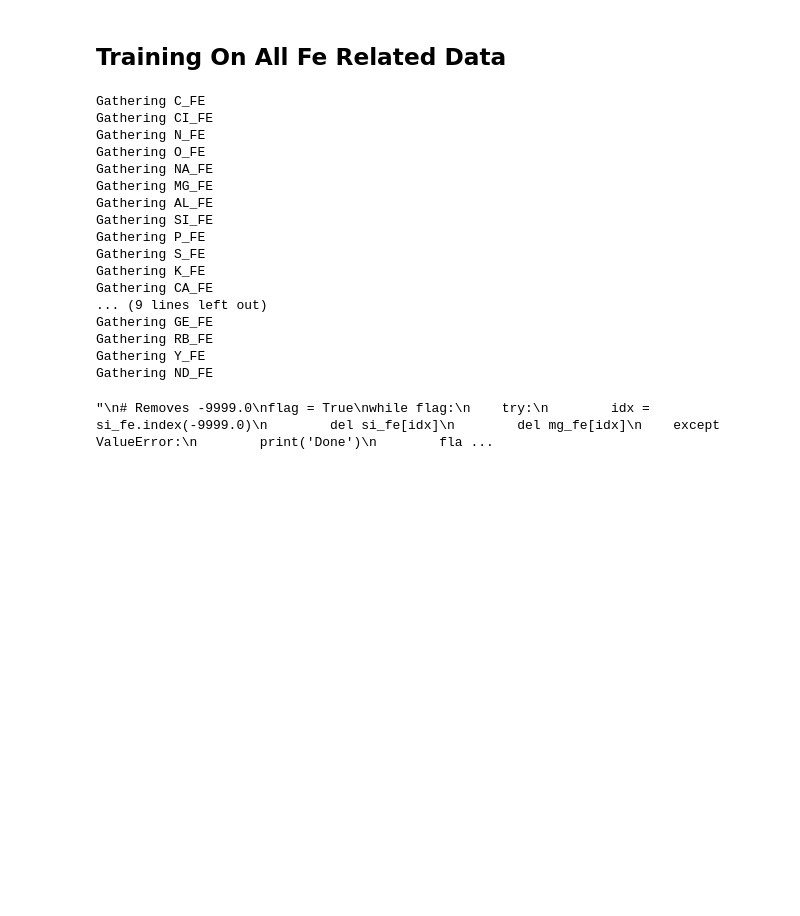
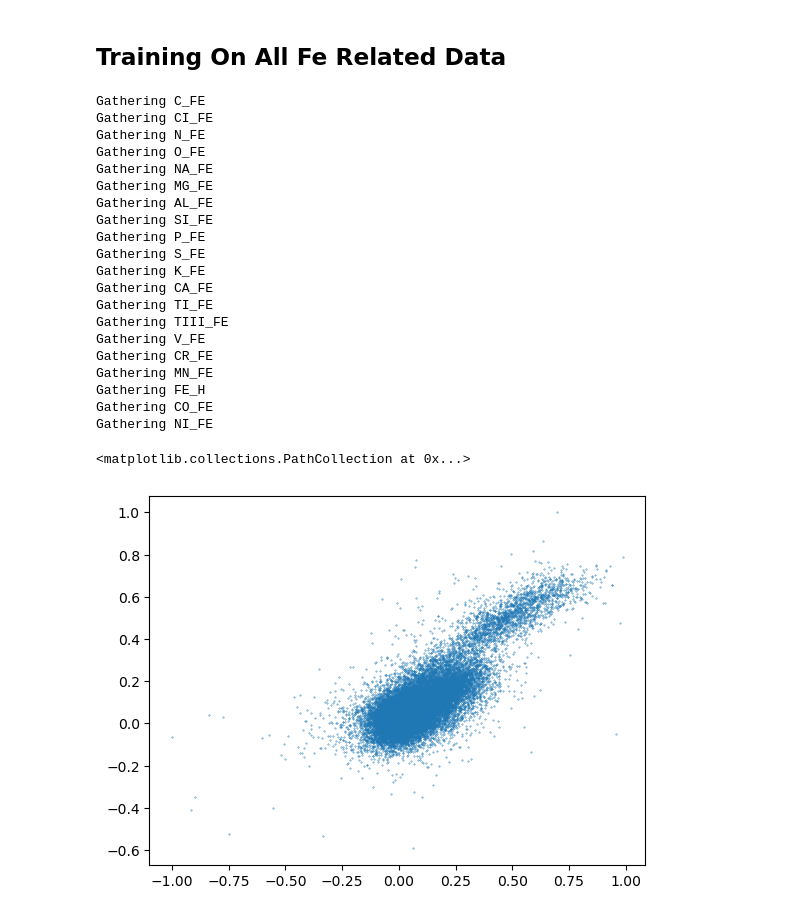
Before and after one commit to KristofPusztai/Probabilistic-Diffusion, a Jupyter notebook: apogee_data.ipynb, the cells around one changed output. Saved outputs shown, nothing was run; the diff lists cells and outputs as text; code cells hidden in the pictures; blank space fills up the shorter version.

```diff
--- a/apogee_data.ipynb
+++ b/apogee_data.ipynb
@@ -131,17 +137,37 @@ new_x = diffusion.sample(10000, 50, no_noise=True, s=3)
 # %% [markdown]
 ## Training On All Fe Related Data
 # %%
+class ConditionalModel(nn.Module):
+    def __init__(self, n_steps, d=2):
+        super(ConditionalModel, self).__init__()
+        self.lin1 = ConditionalLinear(d, 256, n_steps)
+        self.lin2 = ConditionalLinear(256, 512, n_steps)
+        self.lin3 = ConditionalLinear(512, 512, n_steps)
+        self.lin4 = ConditionalLinear(512, 256, n_steps)
+        self.lin5 = nn.Linear(256, d)
+
+    def forward(self, x, y):
+        x = torch.relu(self.lin1(x, y))
+        x = torch.relu(self.lin2(x, y))
+        x = torch.relu(self.lin3(x, y))
+        x = torch.relu(self.lin4(x,y))
+        return self.lin5(x)
+
 data_array = []
 error_array = []
-outliers = []
-for i in range(75,100):
+outliers = torch.ones((len(raw_data,)))
+for i in range(75,95):
     print('Gathering ' + apogee14[1].header[i*2 + 8])
     fe = torch.tensor([x[i] for x in raw_data], dtype=torch.float)
     data_array.append(fe)
     err = torch.tensor([x[i+25] for x in raw_data], dtype=torch.float)
     error_array.append(err)
+    outliers = outliers * torch.where(fe == -9999.0, 0, 1)
     # Finds -9999.0 indices for outlier removal
-    #TODO:FINISH
+for d in range(len(data_array)):
+    data_array[d] = data_array[d][outliers == 1]
+    max_val = max(abs(data_array[d]))
+    data_array[d] = data_array[d]/max_val
 # %% [output]
 Gathering C_FE
 Gathering CI_FE
@@ -155,9 +181,16 @@ Gathering P_FE
 Gathering S_FE
 Gathering K_FE
 Gathering CA_FE
-... (9 lines left out)
-Gathering GE_FE
-Gathering RB_FE
-Gathering Y_FE
-Gathering ND_FE
+Gathering TI_FE
+Gathering TIII_FE
+Gathering V_FE
+Gathering CR_FE
+Gathering MN_FE
+Gathering FE_H
+Gathering CO_FE
+Gathering NI_FE
-"\n# Removes -9999.0\nflag = True\nwhile flag:\n    try:\n        idx = si_fe.index(-9999.0)\n        del si_fe[idx]\n        del mg_fe[idx]\n    except ValueError:\n        print('Done')\n        fla ...
+# %%
+plt.scatter(data_array[7], data_array[5], s=0.1)
+# %% [output]
+<matplotlib.collections.PathCollection at 0x...>
+[figure, added]
```
Also changed, not shown: parts of 12 cells of this notebook, 3 other files.
